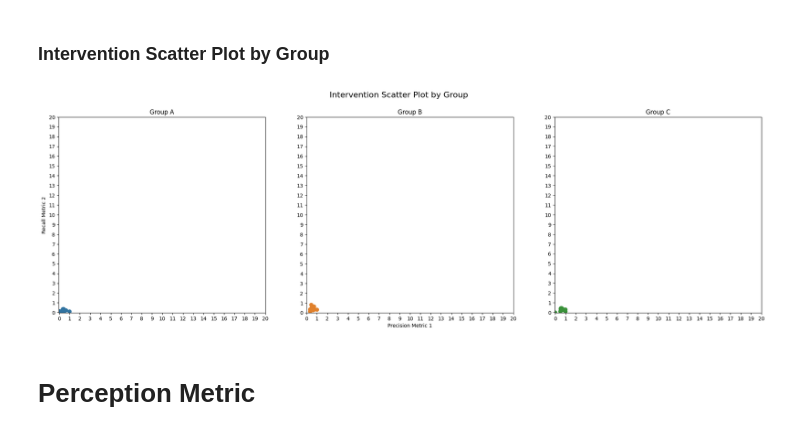
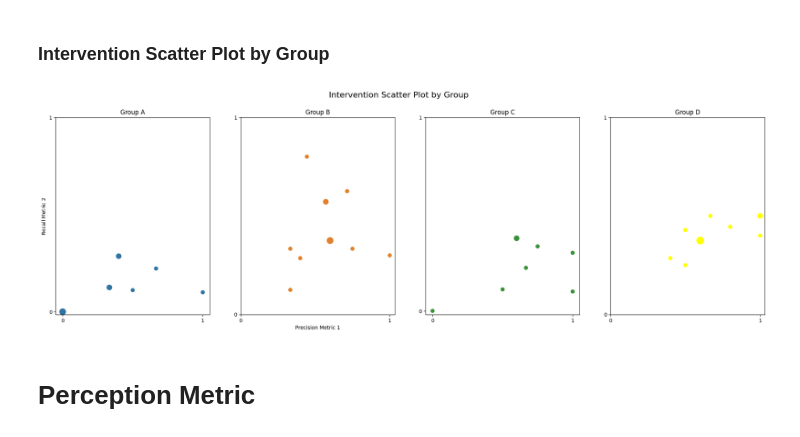
Before and after one commit to yoBoyio/E4_SEM, a Jupyter notebook: Colab_Template.ipynb, the cells around one changed output. Saved outputs shown, nothing was run; the diff lists cells and outputs as text; code cells hidden in the pictures.

```diff
--- a/Colab_Template.ipynb
+++ b/Colab_Template.ipynb
@@ -34,16 +34,16 @@ MIN_DEMO2 = 1
 MAX_DEMO2 = 5
 # %%
 MIN_INTERV1 = 0
-MAX_INTERV1 = 20
+MAX_INTERV1 = 1
 MIN_INTERV2 = 0
-MAX_INTERV2 = 20
+MAX_INTERV2 = 1
 # %%
 MIN_PERC = 1
 MAX_PERC = 5
 # %%
-GROUP_COLORS = {"A": "#3274A1", "B": '#E1812C', "C": '#3A923A'}
+GROUP_COLORS = {"A": "#3274A1", "B": '#E1812C', "C": '#3A923A',  "D": '#FFFF00',  }
 # %%
-SCENARIO_COLORS = {'C1':"turquoise", 'C2':"gold", 'C3':"orchid"}
+SCENARIO_COLORS = {'GitHub':"turquoise", 'K8':"gold",}
 # %% [markdown]
 # Demographic Analysis
 # %% [markdown]
@@ -181,18 +181,18 @@ plt.show()
 # %%
 fig, (ax1, ax2, ax3, ax4) = plt.subplots(1, 4, figsize=(25, 7))
 
 ax1 = scatter_plot(ax1, data, "Group", "A", GROUP_COLORS, "Precision Score", "Recall Score")
 ax2 = scatter_plot(ax2, data, "Group", "B", GROUP_COLORS, "Precision Score", "Recall Score")
 ax3 = scatter_plot(ax3, data, "Group", "C", GROUP_COLORS, "Precision Score", "Recall Score")
-ax4 = scatter_plot(ax4, data, "Group", "D", GROUP_COLORS, "Precision Score", "Recall Score")
+ax3 = scatter_plot(ax4, data, "Group", "D", GROUP_COLORS, "Precision Score", "Recall Score")
 
 ax2.set_xlabel("Precision Metric 1")
 ax1.set_ylabel("Recall Metric 2")
 
 fig.suptitle("Intervention Scatter Plot by Group",fontsize=16)
 plt.show()
 # %% [output]
-[figure, old version]
+[figure, new version]
 # %% [markdown]
 # Perception Metric
 # %% [markdown]
```
Also changed, not shown: parts of 6 cells of this notebook, 1 other file.
